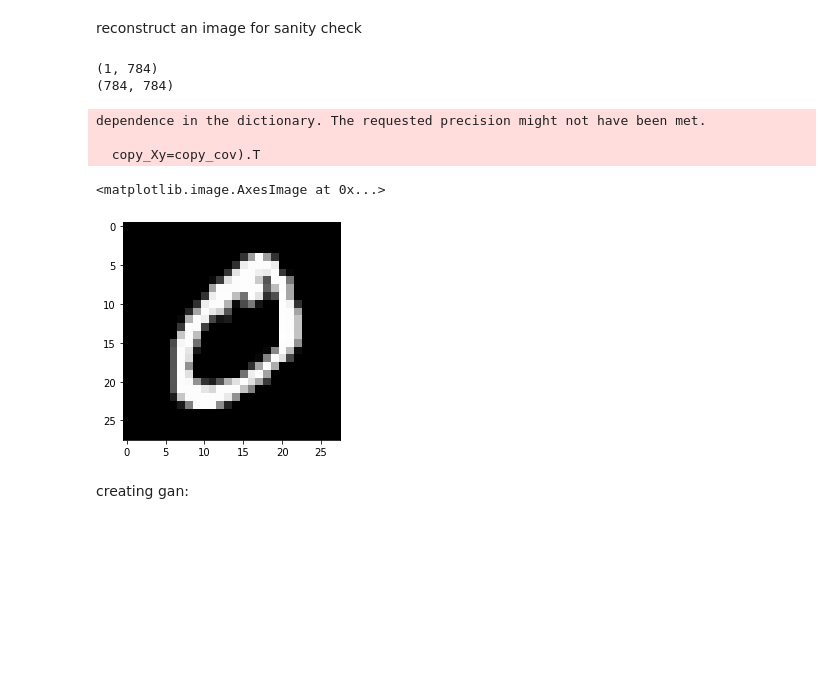
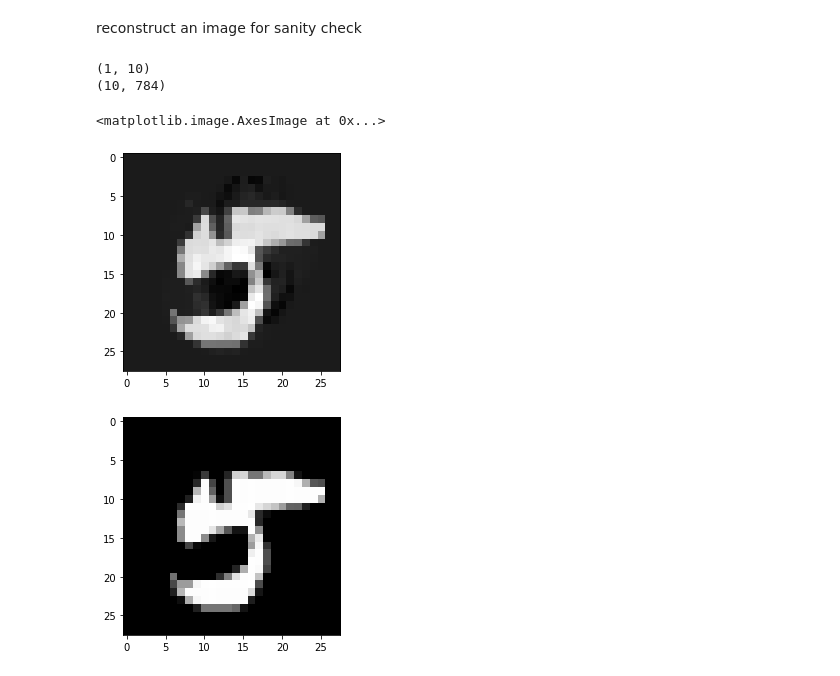
Before and after one commit to tsachiblau/sparseGANProject, a Jupyter notebook: GAN_roy.ipynb, the cells around one changed output. Saved outputs shown, nothing was run; the diff lists cells and outputs as text; code cells hidden in the pictures; blank space fills up the shorter version.

```diff
--- a/GAN_roy.ipynb
+++ b/GAN_roy.ipynb
@@ -8,12 +8,15 @@ np.random.seed(10)
 
 noise_dim = 100
 
+
+
 batch_size = 16
 steps_per_epoch = 3750  # batch_size * steps_per_epoch = epoch size (train size)
-epochs = 20
+epochs = 10
 
 img_rows, img_cols, channels = 28, 28, 1
-
+#sparse_dim = img_rows * img_cols * channels
+sparse_dim = 10
 optimizer = Adam(0.0002, 0.5)
 # %% [markdown]
 import data set
@@ -33,7 +253,8 @@ Train sparse dictionary:
 # %%
 from sklearn.decomposition import DictionaryLearning
 # init a dictionary learning alg - based on LARS
-d=DictionaryLearning(n_components=3000,verbose=True)
+# TODO - change to all data set and make redundant dictionary
+d=DictionaryLearning(n_components=sparse_dim)
 # train dictionary
-d.fit(x_train)
+d.fit(x_train[1:2*sparse_dim,:])
 dictionary = d.components_
@@ -57,22 +277,22 @@ reconstruct an image for sanity check
 # %%
 import matplotlib.pyplot as plt
 representation_vec = d.transform(x_train[1:2,:])
 print(representation_vec.shape)
 print(dictionary_loaded2.shape)
 dictionary_loaded2 = np.transpose(dictionary_loaded2)
 representation_vec = np.transpose(representation_vec)
 ans = np.matmul(dictionary_loaded2,representation_vec)
 
 plt.figure()
 plt.imshow(ans.reshape((img_rows, img_cols)), cmap='gray')
+
+plt.figure()
+real_im = x_train[1:2,:]
+plt.imshow(real_im.reshape((img_rows, img_cols)), cmap='gray')
 # %% [output]
-(1, 784)
-(784, 784)
+(1, 10)
+(10, 784)
-dependence in the dictionary. The requested precision might not have been met.
-
-  copy_Xy=copy_cov).T
+<matplotlib.image.AxesImage at 0x...>
-<matplotlib.image.AxesImage at 0x...>
-[figure, old version]
+[figure, new version]
+[figure, added]
-# %% [markdown]
-creating gan:
 # %%
```
Also changed, not shown: parts of 15 cells of this notebook, 1 other file.
